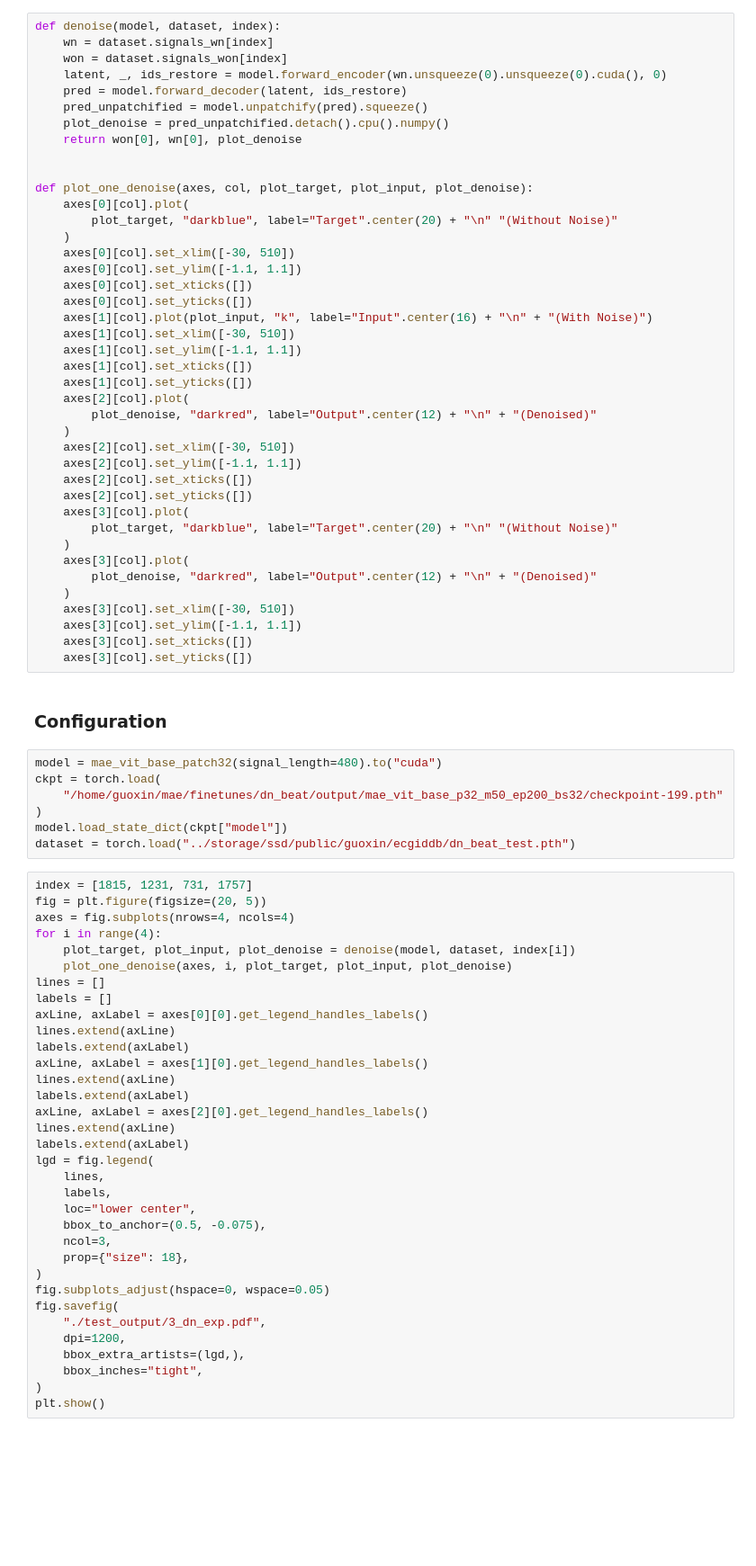
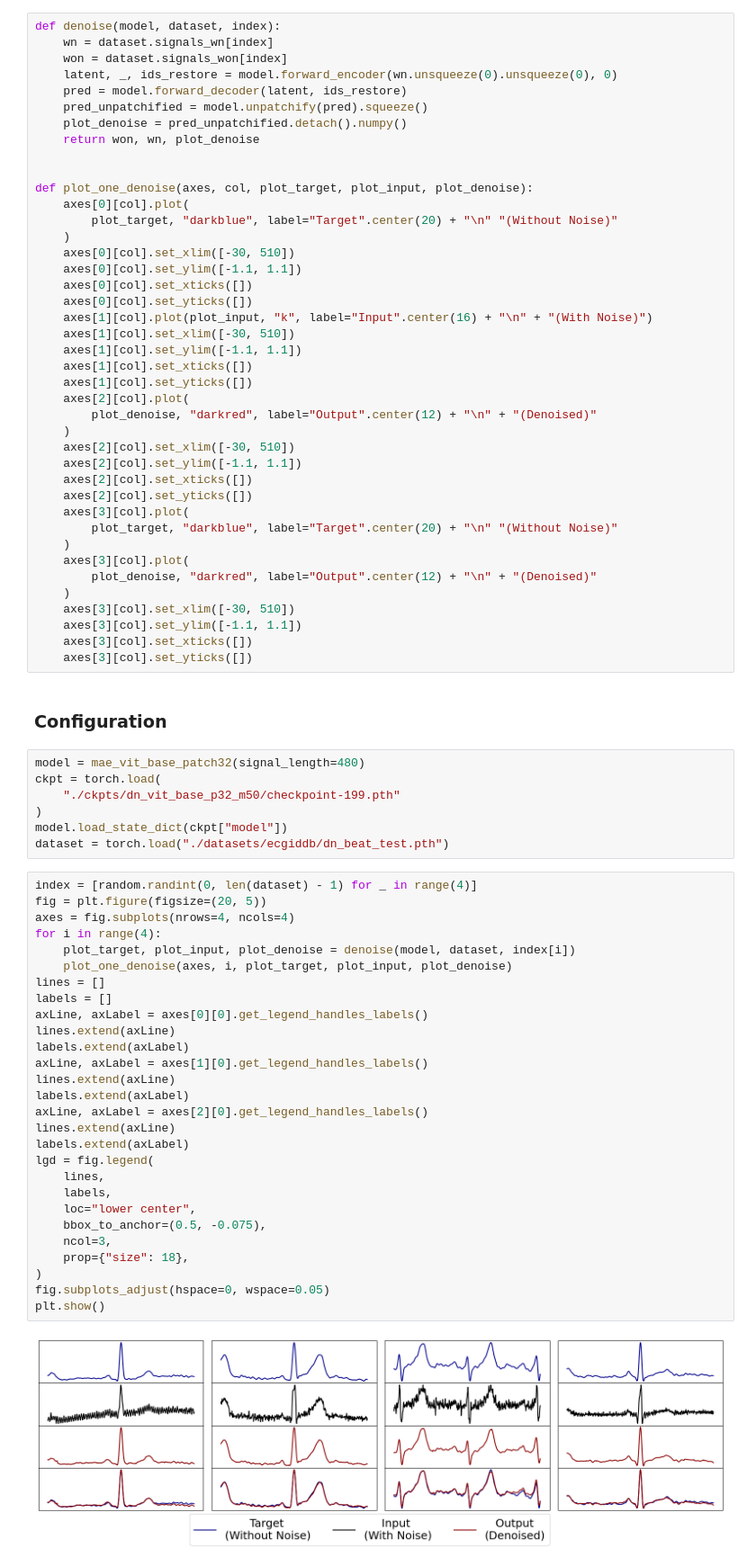
Before and after one commit to PriceWang/MAECG, a Jupyter notebook: Visualize.ipynb, the cells around one changed output. Shown: that part at 90% size. Saved outputs shown, nothing was run; the diff lists cells and outputs as text; blank space fills up the shorter version.

```diff
--- a/Visualize.ipynb
+++ b/Visualize.ipynb
@@ -801,11 +212,11 @@ ECGID test:  {51: 56, 59: 17, 43: 7, 20: 14, 35: 17, 53: 12, 10: 14, 8: 25, 1: 1
 def denoise(model, dataset, index):
     wn = dataset.signals_wn[index]
     won = dataset.signals_won[index]
-    latent, _, ids_restore = model.forward_encoder(wn.unsqueeze(0).unsqueeze(0).cuda(), 0)
+    latent, _, ids_restore = model.forward_encoder(wn.unsqueeze(0).unsqueeze(0), 0)
     pred = model.forward_decoder(latent, ids_restore)
     pred_unpatchified = model.unpatchify(pred).squeeze()
-    plot_denoise = pred_unpatchified.detach().cpu().numpy()
-    return won[0], wn[0], plot_denoise
+    plot_denoise = pred_unpatchified.detach().numpy()
+    return won, wn, plot_denoise
 
 
 def plot_one_denoise(axes, col, plot_target, plot_input, plot_denoise):
@@ -841,43 +252,39 @@ def plot_one_denoise(axes, col, plot_target, plot_input, plot_denoise):
 # %% [markdown]
 ### Configuration
 # %%
-model = mae_vit_base_patch32(signal_length=480).to("cuda")
+model = mae_vit_base_patch32(signal_length=480)
 ckpt = torch.load(
-    "/home/guoxin/mae/finetunes/dn_beat/output/mae_vit_base_p32_m50_ep200_bs32/checkpoint-199.pth"
+    "./ckpts/dn_vit_base_p32_m50/checkpoint-199.pth"
 )
 model.load_state_dict(ckpt["model"])
-dataset = torch.load("../storage/ssd/public/guoxin/ecgiddb/dn_beat_test.pth")
+dataset = torch.load("./datasets/ecgiddb/dn_beat_test.pth")
 # %%
-index = [1815, 1231, 731, 1757]
+index = [random.randint(0, len(dataset) - 1) for _ in range(4)]
 fig = plt.figure(figsize=(20, 5))
 axes = fig.subplots(nrows=4, ncols=4)
 for i in range(4):
     plot_target, plot_input, plot_denoise = denoise(model, dataset, index[i])
     plot_one_denoise(axes, i, plot_target, plot_input, plot_denoise)
 lines = []
 labels = []
 axLine, axLabel = axes[0][0].get_legend_handles_labels()
 lines.extend(axLine)
 labels.extend(axLabel)
 axLine, axLabel = axes[1][0].get_legend_handles_labels()
 lines.extend(axLine)
 labels.extend(axLabel)
 axLine, axLabel = axes[2][0].get_legend_handles_labels()
 lines.extend(axLine)
 labels.extend(axLabel)
 lgd = fig.legend(
     lines,
     labels,
     loc="lower center",
     bbox_to_anchor=(0.5, -0.075),
     ncol=3,
     prop={"size": 18},
 )
 fig.subplots_adjust(hspace=0, wspace=0.05)
-fig.savefig(
-    "./test_output/3_dn_exp.pdf",
-    dpi=1200,
-    bbox_extra_artists=(lgd,),
-    bbox_inches="tight",
-)
 plt.show()
+# %% [output]
+[figure, added]
```
Also changed, not shown: parts of 58 cells of this notebook, 3 other files.
